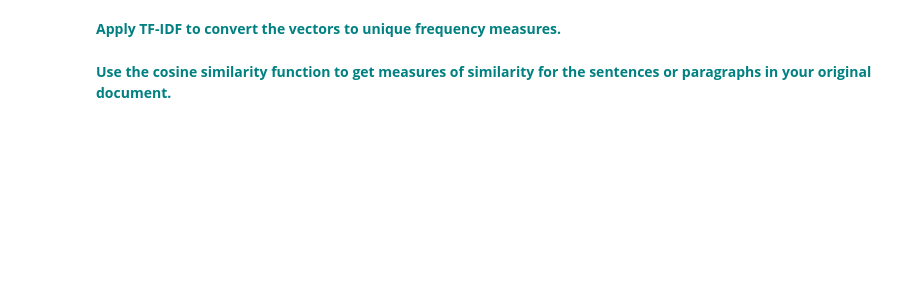
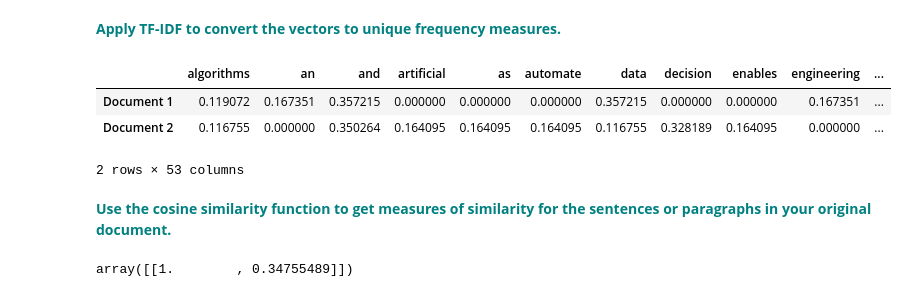
Before and after one commit to TristanPetersDS/springboard-case-studies, a Jupyter notebook: cosine-similarity/Cosine Similarity Case Study.ipynb, the cells around one changed output. Drawn from its saved outputs; the diff is of its cells as text; code cells hidden in the pictures; blank space fills up the shorter version.

```diff
--- a/cosine-similarity/Cosine Similarity Case Study.ipynb
+++ b/cosine-similarity/Cosine Similarity Case Study.ipynb
@@ -99,4 +143,18 @@ Replace the current values for `Document 0` and `Document 1` with your own sente
 # %% [markdown]
  **<font color='teal'> Apply TF-IDF to convert the vectors to unique frequency measures.</font>**
+# %%
+vectorizer2 = TfidfVectorizer()
+trsfm2 = vectorizer2.fit_transform(corpus2)
+
+pd.DataFrame(trsfm2.toarray(), columns=vectorizer2.get_feature_names_out(), index=['Document 1', 'Document 2'])
+# %% [output]
+|  | algorithms | an | and | artificial | as | automate | data | decision | enables | engineering | ... |
+| Document 1 | 0.119072 | 0.167351 | 0.357215 | 0.000000 | 0.000000 | 0.000000 | 0.357215 | 0.000000 | 0.000000 | 0.167351 | ... |
+| Document 2 | 0.116755 | 0.000000 | 0.350264 | 0.164095 | 0.164095 | 0.164095 | 0.116755 | 0.328189 | 0.164095 | 0.000000 | ... |
+2 rows × 53 columns
 # %% [markdown]
  **<font color='teal'> Use the cosine similarity function to get measures of similarity for the sentences or paragraphs in your original document.</font>**
+# %%
+cosine_similarity(trsfm2[0:1], trsfm2)
+# %% [output]
+array([[1.        , 0.34755489]])
```
Also changed, not shown: parts of 12 cells of this notebook, 1 other file.
